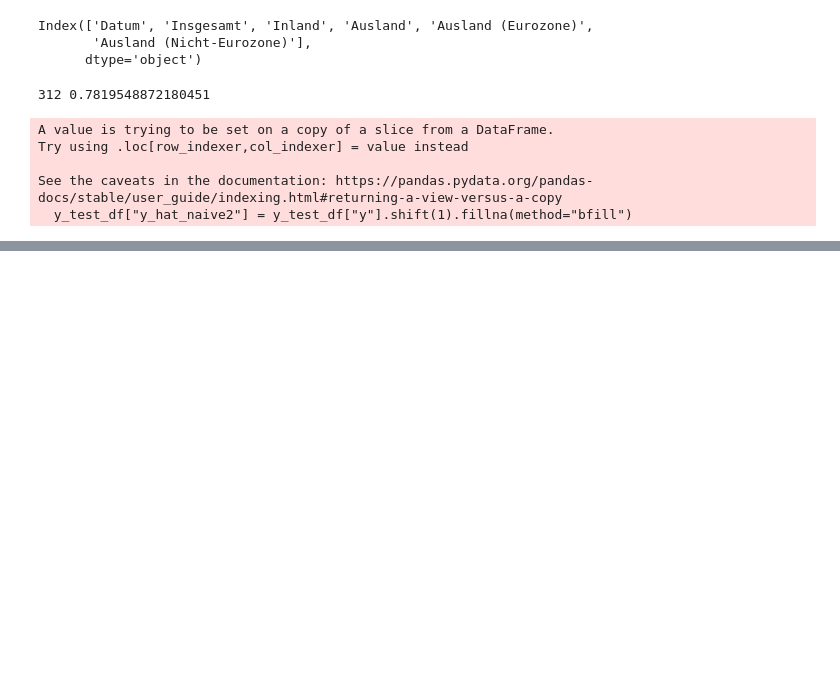
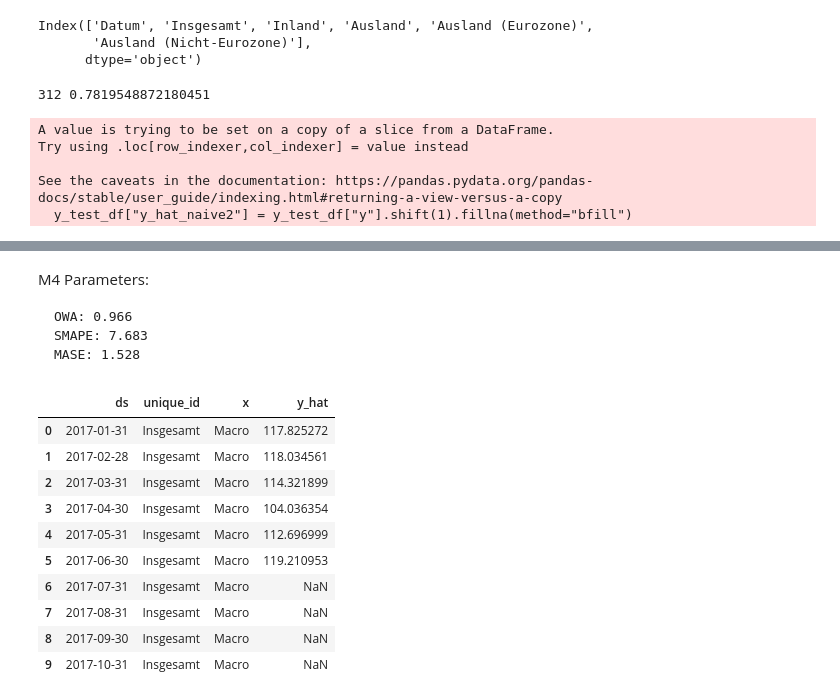
Before and after one commit to turbotimon/esrnn_torch, a Jupyter notebook: experiment_forest.ipynb, the cells around one changed output, grey strips where cells are left out. Saved outputs shown, nothing was run; the diff lists cells and outputs as text; code cells hidden in the pictures; blank space fills up the shorter version.

```diff
--- a/experiment_forest.ipynb
+++ b/experiment_forest.ipynb
@@ -135,0 +120,20 @@ ImportError: Matplotlib requires numpy>=1.23; you have 1.16.6
+# %% [markdown]
+M4 Parameters:
+
+    OWA: 0.966
+    SMAPE: 7.683
+    MASE: 1.528
+# %%
+y_hat_df.head(10)
+# %% [output]
+|  | ds | unique_id | x | y_hat |
+| 0 | 2017-01-31 | Insgesamt | Macro | 117.825272 |
+| 1 | 2017-02-28 | Insgesamt | Macro | 118.034561 |
+| 2 | 2017-03-31 | Insgesamt | Macro | 114.321899 |
+| 3 | 2017-04-30 | Insgesamt | Macro | 104.036354 |
+| 4 | 2017-05-31 | Insgesamt | Macro | 112.696999 |
+| 5 | 2017-06-30 | Insgesamt | Macro | 119.210953 |
+| 6 | 2017-07-31 | Insgesamt | Macro | NaN |
+| 7 | 2017-08-31 | Insgesamt | Macro | NaN |
+| 8 | 2017-09-30 | Insgesamt | Macro | NaN |
+| 9 | 2017-10-31 | Insgesamt | Macro | NaN |
```
Also changed, not shown: parts of 12 cells of this notebook, 3 other files.
